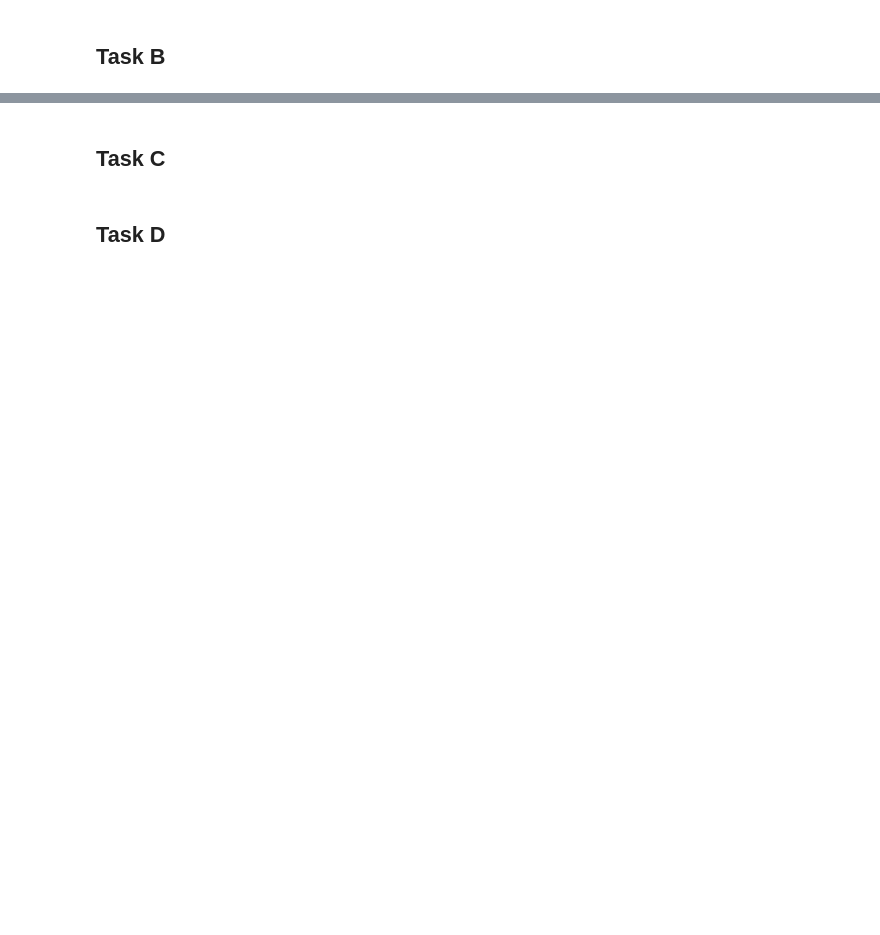
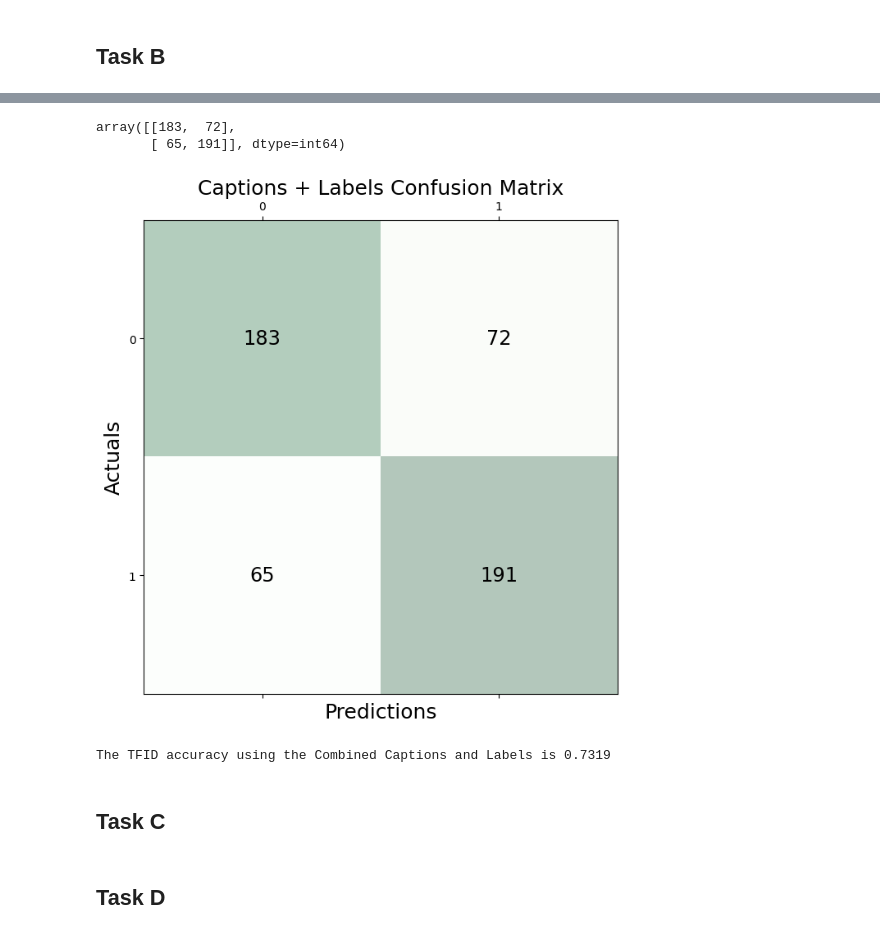
Before and after one commit to SaianshR/instagram-engagement, a Jupyter notebook: Task A and Google Vision.ipynb, the cells around one changed output, grey strips where cells are left out. Saved outputs shown, nothing was run; the diff lists cells and outputs as text; code cells hidden in the pictures; blank space fills up the shorter version.

```diff
--- a/Task A and Google Vision.ipynb
+++ b/Task A and Google Vision.ipynb
@@ -84,3 +251,81 @@ raw.head()
+# %%
+#Logistic Regression with Labeled Data + Captions
+i=0
+
+#Read file
+df = pd.read_csv("Labeled Geo Data.csv")
+df['description + labels'] = df['description'] + df['Image Labels']
+df = df[['BinEngagementScore','description + labels']]
+df = df.rename(columns={"BinEngagementScore":"binary","description + labels":"text"})
+
+def remove_punctuation(s):
+    no_punct = ""
+    for letter in s:
+        if letter not in string_punctuation:
+            no_punct += letter
+    return no_punct
+
+#Read the text column---Last Column (Assumption)
+string_punctuation = '''()-[]{};:'"\,<>./?@#$%^&*_~1234567890'''
+stop = stopwords.words('english')
+df.iloc[ :, -1] = df.iloc[ :, -1].apply(lambda x: ' '.join([word for word in x.split() if word not in (stop)]))
+
+for row in df['text']:
+    df.iloc[ i, -1] = remove_punctuation(row)
+    i=i+1
+df['text'] = df['text'].str.replace("!"," !")
+df['text'] = df['text'].apply(word_tokenize)
+df['text'] = df['text'].apply(lambda x: [stemmer.stem(y) for y in x])
+df['text'] = df['text'].apply(lambda x : " ".join(x))
+Text_Column = df.iloc[ :, -1:]
+#Get TFIDF Scores
+sklearn_tfidf = TfidfVectorizer(min_df=.01, max_df =.95, stop_words="english",use_idf=True, smooth_idf=False, sublinear_tf=True)
+sklearn_representation = sklearn_tfidf.fit_transform(Text_Column.iloc[:, 0].tolist())
+Tfidf_Output = pd.DataFrame(sklearn_representation.toarray(), columns=sklearn_tfidf.get_feature_names_out())
+
+#Append the column to the final dataset
+Input = pd.concat([df, Tfidf_Output], axis=1)
+Input = Input.drop(['text'], axis=1)    #python changed dropping columns
+# Input = Input.drop(['fit'], axis=1) #edited this out of Baruas code
+
+#split into training: 60 and testing set: 40
+train, test = train_test_split(Input, train_size = 0.6,random_state=1)
+X = Input.loc[:, Input.columns != 'binary']
+Y = Input['binary']
+X_test = test.loc[:, Input.columns != 'binary']
+Y_test = test['binary']
+
+#Logit Regression
+classifier = LogisticRegression()
+classifier.fit(X, Y)
+Y_pred = classifier.predict(X_test)
+
+Y_pred = model_selection.cross_val_predict(classifier, X, Y, cv=5)
+
+# Confusion matrix
+conf_matrix = confusion_matrix((np.array(Y)), Y_pred)
+conf_matrix
+# %% [output]
+array([[183,  72],
+       [ 65, 191]], dtype=int64)
+# %%
+import matplotlib.pyplot as plt
+
+fig, ax = plt.subplots(figsize=(7.5, 7.5))
+ax.matshow(conf_matrix, cmap=plt.cm.Greens, alpha=0.3)
+for i in range(conf_matrix.shape[0]):
+    for j in range(conf_matrix.shape[1]):
+        ax.text(x=j, y=i,s=conf_matrix[i, j], va='center', ha='center', size='xx-large')
+
+plt.xlabel('Predictions', fontsize=18)
+plt.ylabel('Actuals', fontsize=18)
+plt.title('Captions + Labels Confusion Matrix', fontsize=18)
+plt.show()
+acc = accuracy_score(Y,Y_pred)
+print("The TFID accuracy using the Combined Captions and Labels is",round(acc,4))
+# %% [output]
+[figure, added]
+The TFID accuracy using the Combined Captions and Labels is 0.7319
 # %% [markdown]
 ## Task C
 # %% [markdown]
```
Also changed, not shown: parts of 11 cells of this notebook.
